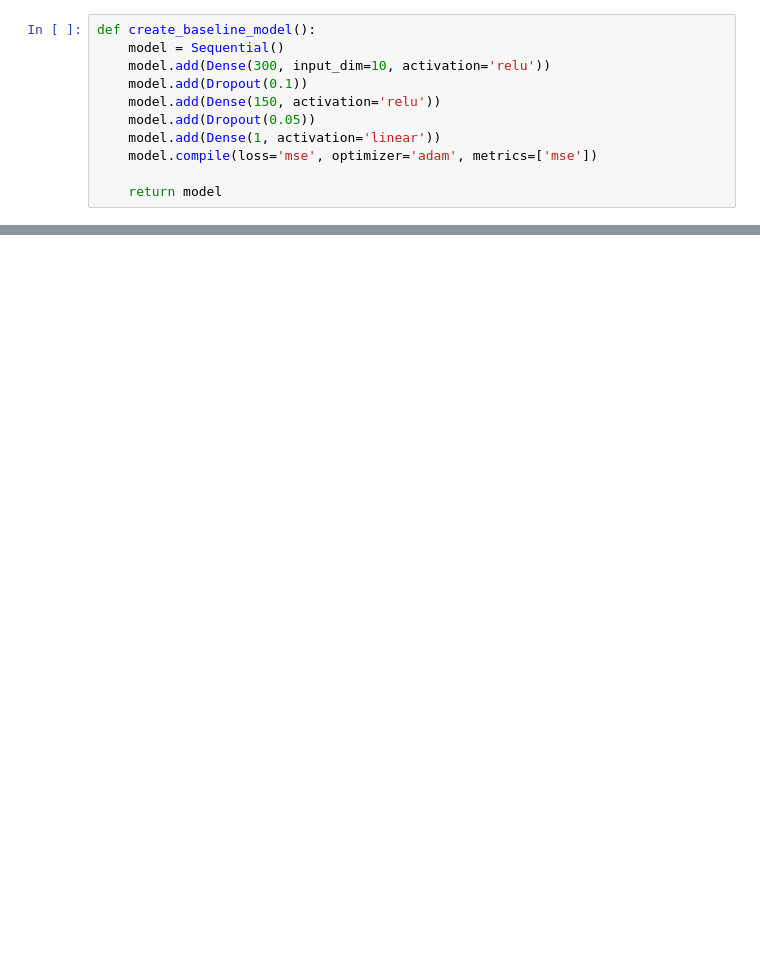
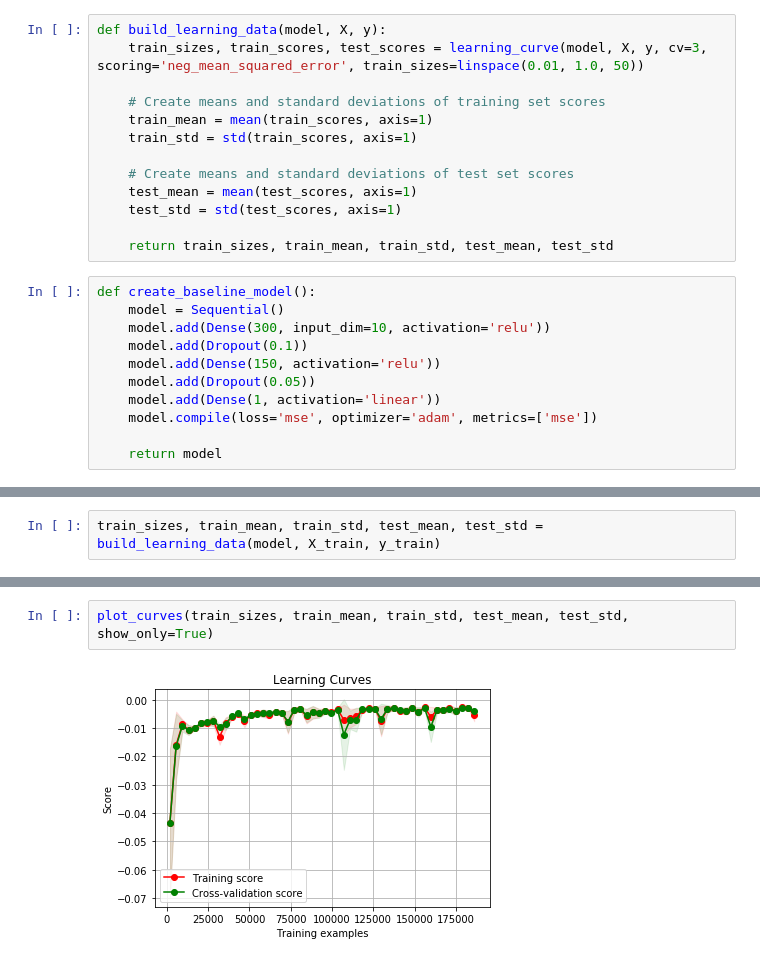
Before and after one commit to AILAB-CEFET-RJ/parsl-ml-workflow, a Jupyter notebook: jupyter/notebooks/ann_full_conn_redshift.ipynb, the cells around one changed output, grey strips where cells are left out. Drawn from its saved outputs; the diff is of its cells as text; blank space fills up the shorter version.

```diff
--- a/jupyter/notebooks/ann_full_conn_redshift.ipynb
+++ b/jupyter/notebooks/ann_full_conn_redshift.ipynb
@@ -40,6 +42,19 @@ plot_simple_table(X_train.T[:, :30])
 | 19.5672 | 18.0881 | 17.0396 | 16.5423 | 16.2705 | 0.10389   | 0.0130414  | 0.00812219 | 0.00808928 | 0.0195891  |
 | 19.6792 | 18.4603 | 17.8612 | 17.4933 | 17.2783 | 0.0852367 | 0.00944047 | 0.00811187 | 0.00824251 | 0.0249059  |
 | 20.8231 | 18.8713 | 17.8418 | 17.4218 | 17.0591 | 0.109711  | 0.0109149  | 0.00730953 | 0.00741322 | 0.0161768  |
+# %%
+def build_learning_data(model, X, y):
+    train_sizes, train_scores, test_scores = learning_curve(model, X, y, cv=3, scoring='neg_mean_squared_error', train_sizes=linspace(0.01, 1.0, 50))
+
+    # Create means and standard deviations of training set scores
+    train_mean = mean(train_scores, axis=1)
+    train_std = std(train_scores, axis=1)
+
+    # Create means and standard deviations of test set scores
+    test_mean = mean(test_scores, axis=1)
+    test_std = std(test_scores, axis=1)
+
+    return train_sizes, train_mean, train_std, test_mean, test_std
 # %%
 def create_baseline_model():
     model = Sequential()
@@ -128,0 +132,2 @@ plot_hm(real, pred, show_only=True)
+# %%
+train_sizes, train_mean, train_std, test_mean, test_std = build_learning_data(model, X_train, y_train)
@@ -128,0 +152,4 @@ plot_hm(real, pred, show_only=True)
+# %%
+plot_curves(train_sizes, train_mean, train_std, test_mean, test_std, show_only=True)
+# %% [output]
+[figure, added]
```
Also changed, not shown: parts of 11 cells of this notebook.
